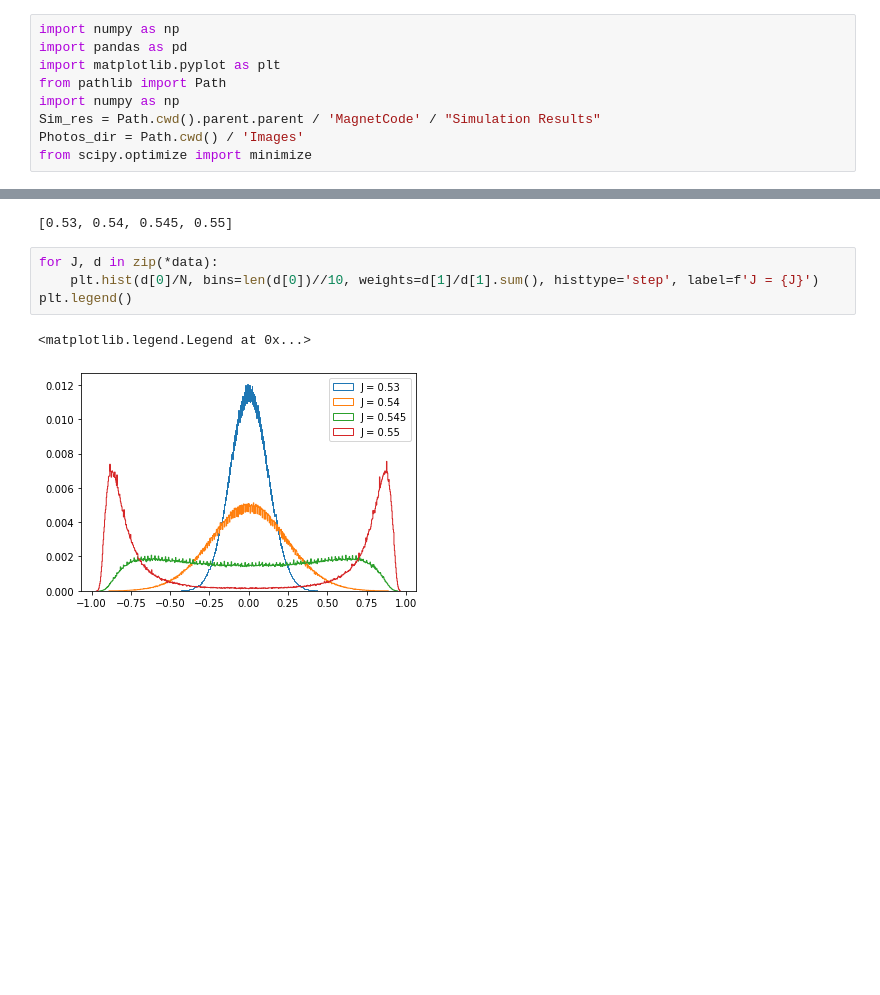
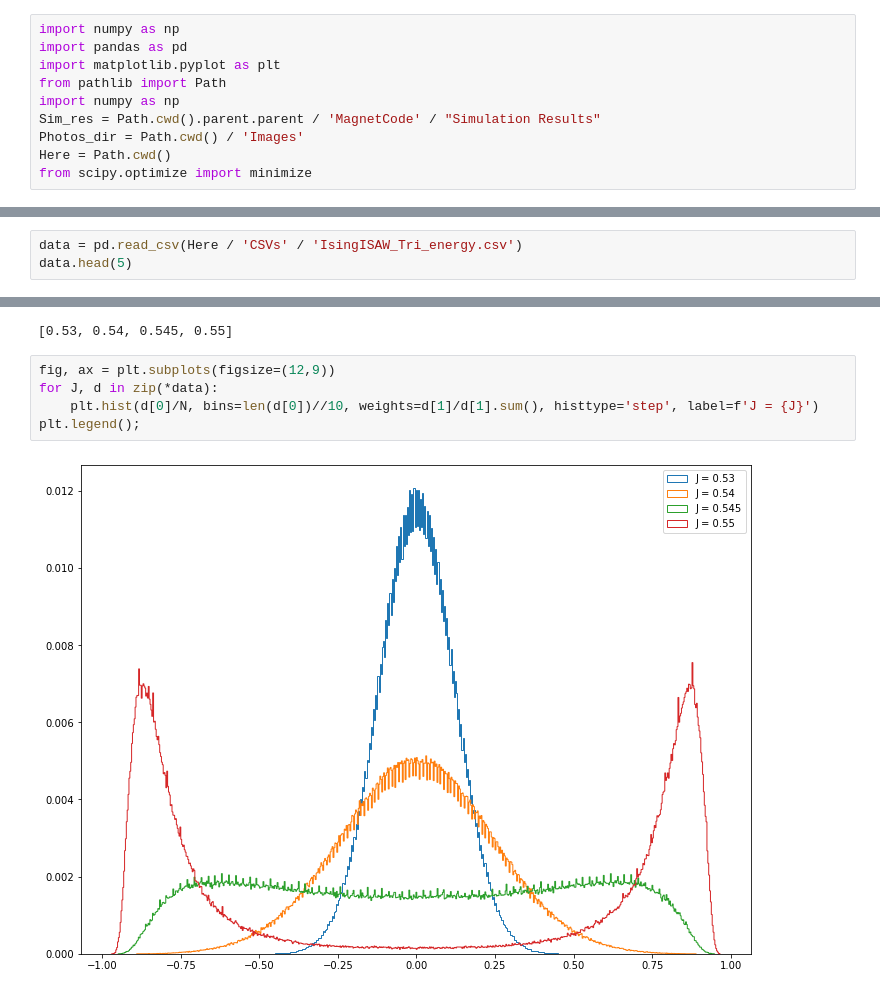
Before and after one commit to Chpel/ProjectMagnet, a Jupyter notebook: Расчёты .ipynb/IsingISAW_Triangle.ipynb, the cells around one changed output, grey strips where cells are left out. Cells and saved outputs as stored; diff of their text form; blank space fills up the shorter version.

```diff
--- a/Расчёты .ipynb/IsingISAW_Triangle.ipynb
+++ b/Расчёты .ipynb/IsingISAW_Triangle.ipynb
@@ -6,6 +6,7 @@ from pathlib import Path
 import numpy as np
 Sim_res = Path.cwd().parent.parent / 'MagnetCode' / "Simulation Results"
 Photos_dir = Path.cwd() / 'Images'
+Here = Path.cwd()
 from scipy.optimize import minimize
 # %% [markdown]
 # Сбор статистики
@@ -51,2 +72,5 @@ data.head(5)
 # %% [markdown]
 # Графики
+# %%
+data = pd.read_csv(Here / 'CSVs' / 'IsingISAW_Tri_energy.csv')
+data.head(5)
@@ -280,9 +312,9 @@ data[0]
 # %% [output]
 [0.53, 0.54, 0.545, 0.55]
 # %%
+fig, ax = plt.subplots(figsize=(12,9))
 for J, d in zip(*data):
     plt.hist(d[0]/N, bins=len(d[0])//10, weights=d[1]/d[1].sum(), histtype='step', label=f'J = {J}')
-plt.legend()
+plt.legend();
 # %% [output]
-<matplotlib.legend.Legend at 0x...>
-[figure, old version]
+[figure, new version]
```
Also changed, not shown: parts of 12 cells of this notebook, 10 other files.
